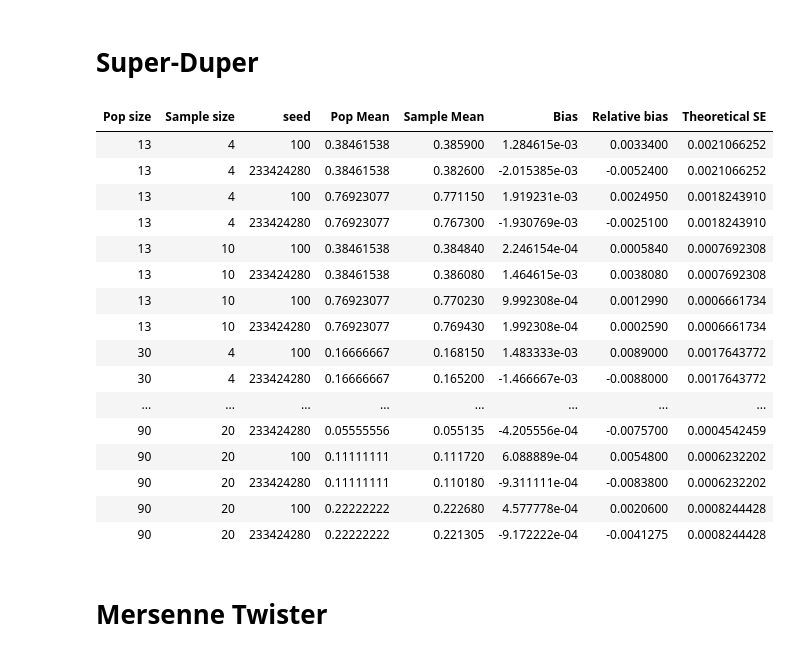
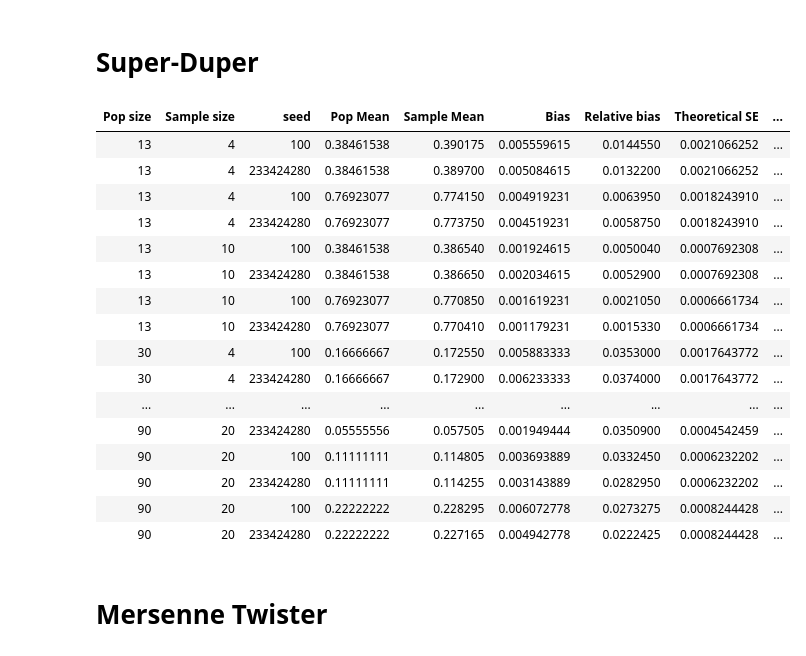
Before and after one commit to kellieotto/prngs-and-permutations, a Jupyter notebook: Code/sampleMeanBias_inR.ipynb, the cells around one changed output. Cells and saved outputs as stored; diff of their text form; code cells hidden in the pictures.

```diff
--- a/Code/sampleMeanBias_inR.ipynb
+++ b/Code/sampleMeanBias_inR.ipynb
@@ -29,6 +29,13 @@ getEmpiricalDistrRaw <- function(n, k, reps=1e7){
 }
 
 
+findFreqItems <- function(samReplicates, m){
+  # Return indices of the m most frequently occurring items
+  countSorted <- sort(table(samReplicates), decreasing = TRUE)
+  return(as.numeric(names(countSorted)[1:m]))
+}
+
+
 makePopulation <- function(n, p){
     # Create a population of 0s and 1s
     # n = pop size
@@ -36,6 +43,16 @@ makePopulation <- function(n, p){
 
     x <- rep(0, n)
     x[1:p] <- 1
+    return(x)
+}
+
+
+makeAdversarialPopulation <- function(n, indices){
+    # Create a population of 0s and 1s
+    # n = pop size
+    # indices = location of 1s
+    x <- rep(0, n)
+    x[indices] <- 1
     return(x)
 }
 
@@ -84,8 +101,10 @@ for(nn in n){
         set.seed(ss, kind = "Super-Duper")
 
         itemCounts <- getEmpiricalDistrRaw(n=nn, k=kk, reps=reps)
+        most_freq_p <- findFreqItems(itemCounts, pp)
 
-        x <- makePopulation(nn, pp)
+        x <- makeAdversarialPopulation(nn, most_freq_p)
+        #x <- makePopulation(nn, pp)
         truePopMean <- getPopMean(x)
         popMean <- c(popMean, truePopMean)
         obsSampMean <- getSampleMean(x, itemCounts)
@@ -108,31 +127,32 @@ for(nn in n){
 # %%
 cbind("Pop size" = nvalues,
       "Sample size" = kvalues,
       "seed" = seedvalues,
       "Pop Mean" = popMean,
       "Sample Mean" = sampleMean,
       "Bias" = bias,
       "Relative bias" = relBias,
-      "Theoretical SE" = theoreticalSE
+      "Theoretical SE" = theoreticalSE,
+      "Bias/Theoretical SE" = bias/theoreticalSE
 )
 # %% [output]
-| Pop size | Sample size | seed | Pop Mean | Sample Mean | Bias | Relative bias | Theoretical SE |
-| 13 | 4 | 100 | 0.38461538 | 0.385900 | 1.284615e-03 | 0.0033400 | 0.0021066252 |
-| 13 | 4 | 233424280 | 0.38461538 | 0.382600 | -2.015385e-03 | -0.0052400 | 0.0021066252 |
-| 13 | 4 | 100 | 0.76923077 | 0.771150 | 1.919231e-03 | 0.0024950 | 0.0018243910 |
-| 13 | 4 | 233424280 | 0.76923077 | 0.767300 | -1.930769e-03 | -0.0025100 | 0.0018243910 |
-| 13 | 10 | 100 | 0.38461538 | 0.384840 | 2.246154e-04 | 0.0005840 | 0.0007692308 |
-| 13 | 10 | 233424280 | 0.38461538 | 0.386080 | 1.464615e-03 | 0.0038080 | 0.0007692308 |
-| 13 | 10 | 100 | 0.76923077 | 0.770230 | 9.992308e-04 | 0.0012990 | 0.0006661734 |
-| 13 | 10 | 233424280 | 0.76923077 | 0.769430 | 1.992308e-04 | 0.0002590 | 0.0006661734 |
-| 30 | 4 | 100 | 0.16666667 | 0.168150 | 1.483333e-03 | 0.0089000 | 0.0017643772 |
-| 30 | 4 | 233424280 | 0.16666667 | 0.165200 | -1.466667e-03 | -0.0088000 | 0.0017643772 |
-| ... | ... | ... | ... | ... | ... | ... | ... |
-| 90 | 20 | 233424280 | 0.05555556 | 0.055135 | -4.205556e-04 | -0.0075700 | 0.0004542459 |
-| 90 | 20 | 100 | 0.11111111 | 0.111720 | 6.088889e-04 | 0.0054800 | 0.0006232202 |
-| 90 | 20 | 233424280 | 0.11111111 | 0.110180 | -9.311111e-04 | -0.0083800 | 0.0006232202 |
-| 90 | 20 | 100 | 0.22222222 | 0.222680 | 4.577778e-04 | 0.0020600 | 0.0008244428 |
-| 90 | 20 | 233424280 | 0.22222222 | 0.221305 | -9.172222e-04 | -0.0041275 | 0.0008244428 |
+| Pop size | Sample size | seed | Pop Mean | Sample Mean | Bias | Relative bias | Theoretical SE | ... |
+| 13 | 4 | 100 | 0.38461538 | 0.390175 | 0.005559615 | 0.0144550 | 0.0021066252 | ... |
+| 13 | 4 | 233424280 | 0.38461538 | 0.389700 | 0.005084615 | 0.0132200 | 0.0021066252 | ... |
+| 13 | 4 | 100 | 0.76923077 | 0.774150 | 0.004919231 | 0.0063950 | 0.0018243910 | ... |
+| 13 | 4 | 233424280 | 0.76923077 | 0.773750 | 0.004519231 | 0.0058750 | 0.0018243910 | ... |
+| 13 | 10 | 100 | 0.38461538 | 0.386540 | 0.001924615 | 0.0050040 | 0.0007692308 | ... |
+| 13 | 10 | 233424280 | 0.38461538 | 0.386650 | 0.002034615 | 0.0052900 | 0.0007692308 | ... |
+| 13 | 10 | 100 | 0.76923077 | 0.770850 | 0.001619231 | 0.0021050 | 0.0006661734 | ... |
+| 13 | 10 | 233424280 | 0.76923077 | 0.770410 | 0.001179231 | 0.0015330 | 0.0006661734 | ... |
+| 30 | 4 | 100 | 0.16666667 | 0.172550 | 0.005883333 | 0.0353000 | 0.0017643772 | ... |
+| 30 | 4 | 233424280 | 0.16666667 | 0.172900 | 0.006233333 | 0.0374000 | 0.0017643772 | ... |
+| ... | ... | ... | ... | ... | ... | ... | ... | ... |
+| 90 | 20 | 233424280 | 0.05555556 | 0.057505 | 0.001949444 | 0.0350900 | 0.0004542459 | ... |
+| 90 | 20 | 100 | 0.11111111 | 0.114805 | 0.003693889 | 0.0332450 | 0.0006232202 | ... |
+| 90 | 20 | 233424280 | 0.11111111 | 0.114255 | 0.003143889 | 0.0282950 | 0.0006232202 | ... |
+| 90 | 20 | 100 | 0.22222222 | 0.228295 | 0.006072778 | 0.0273275 | 0.0008244428 | ... |
+| 90 | 20 | 233424280 | 0.22222222 | 0.227165 | 0.004942778 | 0.0222425 | 0.0008244428 | ... |
 # %% [markdown]
 # Mersenne Twister
 # %%
```
Also changed, not shown: parts of 2 cells of this notebook, 1 other file.
